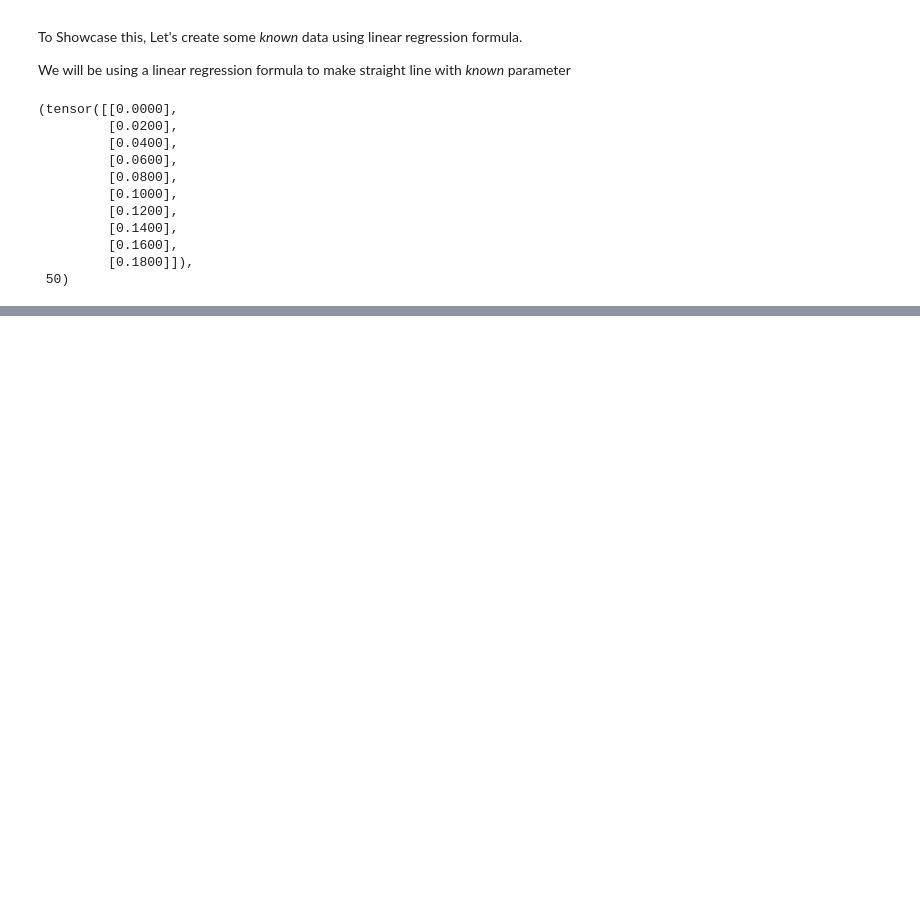
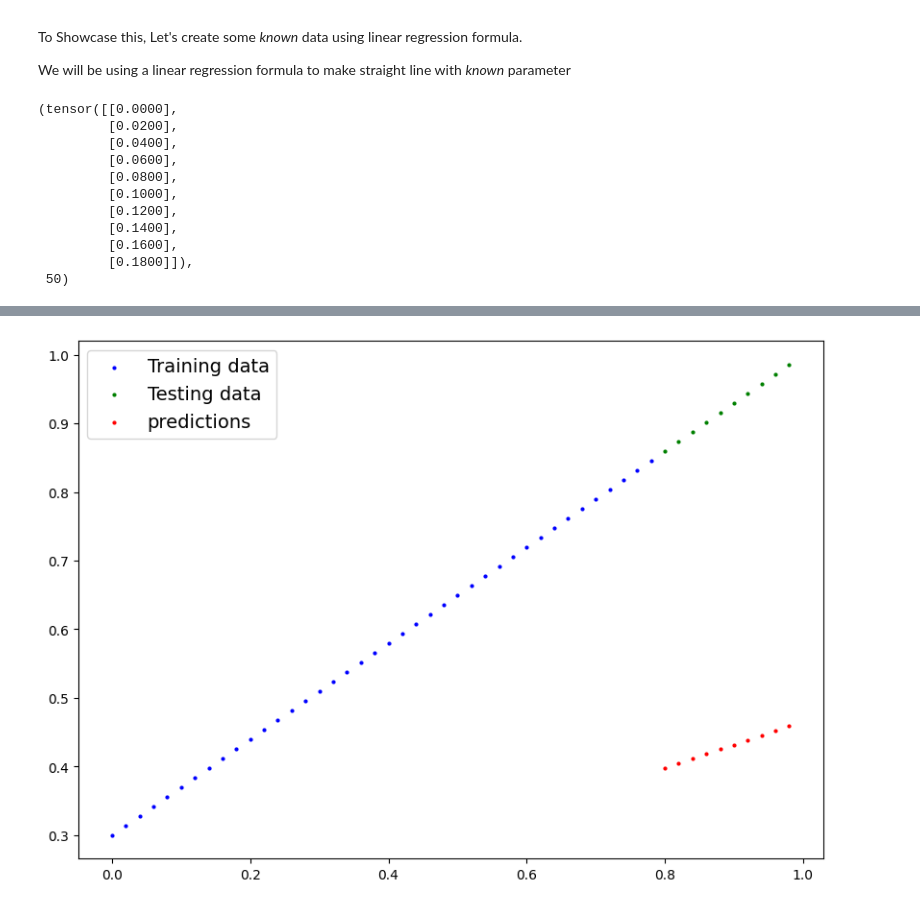
Before and after one commit to sardarabdulsammad/DeepLearning, a Jupyter notebook: 01_pytorch_workflow.ipynb, the cells around one changed output, grey strips where cells are left out. Saved outputs shown, nothing was run; the diff lists cells and outputs as text; code cells hidden in the pictures; blank space fills up the shorter version.

```diff
--- a/01_pytorch_workflow.ipynb
+++ b/01_pytorch_workflow.ipynb
@@ -90,0 +129,17 @@ tensor([[0.0000],
+# %%
+# creating a linear regression model class
+from torch import nn
+#class inherits from nn.module
+class LinearRegression(nn.Module):
+  def __init__(self):
+    super().__init__()
+    self.weights = nn.Parameter(torch.randn(1,
+                                            requires_grad=True,
+                                            dtype=torch.float))
+    self.bias = nn.Parameter(torch.randn(1,
+                                         requires_grad = True,
+                                         dtype = torch.float))
+
+    # Forward Method to define computation in the model, we need to define forward class as nn.module require us to do so
+  def forward(self, x: torch.Tensor) -> torch.Tensor:
+    return self.weights*x + self.bias
@@ -90,0 +162,6 @@ tensor([[0.0000],
+# %%
+# Creating a random seed
+torch.manual_seed(42)
+# Create an instance of the model
+model_0 = LinearRegression()
+list(model_0.parameters())
@@ -90,0 +188,8 @@ tensor([[0.0000],
+# %%
+#making predictions
+#this line of code which have inference mode that means we are in inference mode now,
+#this line of code helps us get inference faster as it stops bunch of stuff that you dont need while predictions
+#torch.no_grad() also does the same
+with torch.inference_mode():
+  Y_preds = model_0(X_test)
+Y_preds
@@ -90,0 +207,4 @@ tensor([[0.0000],
+# %%
+plot_predictions(predictions=Y_preds)
+# %% [output]
+[figure, added]
```
Also changed, not shown: parts of 22 cells of this notebook.
